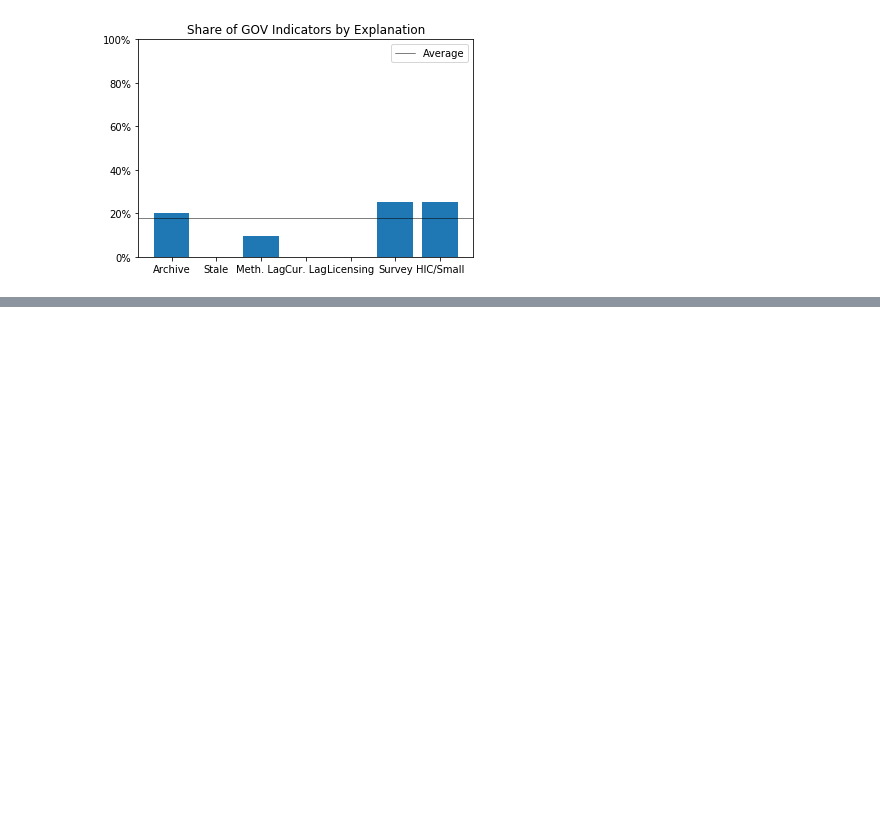
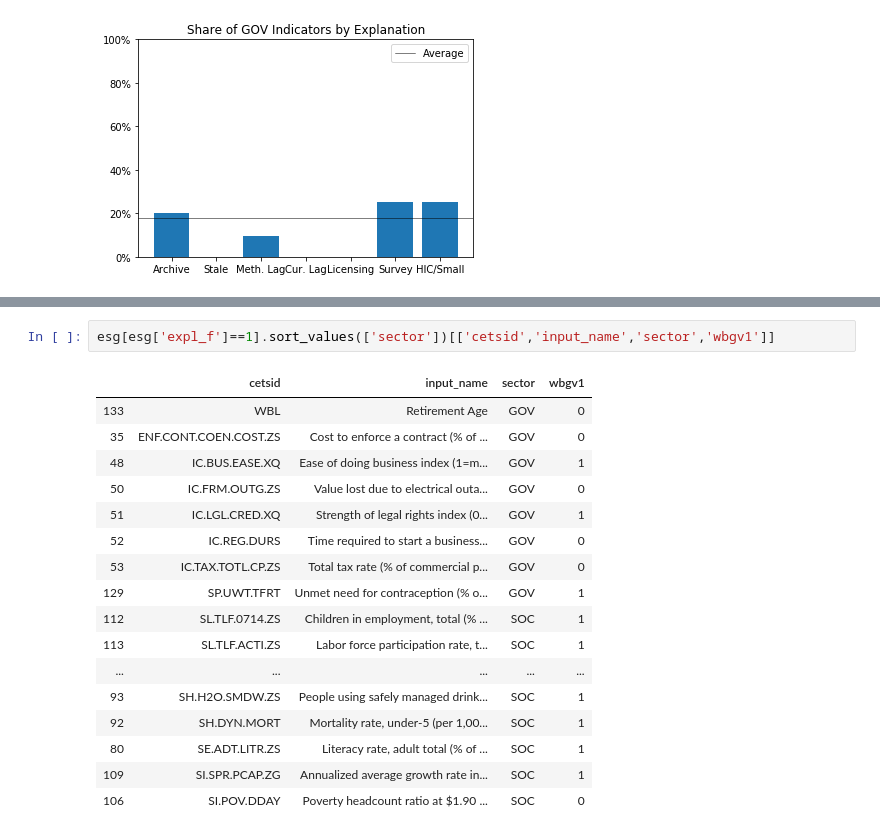
Before and after one commit to worldbank/ESG_gaps_research, a Jupyter notebook: python/summary-analysis.ipynb, the cells around one changed output, grey strips where cells are left out. Drawn from its saved outputs; the diff is of its cells as text; blank space fills up the shorter version.

```diff
--- a/python/summary-analysis.ipynb
+++ b/python/summary-analysis.ipynb
@@ -202,0 +297,20 @@ for c in esg2.index:
+# %%
+esg[esg['expl_f']==1].sort_values(['sector'])[['cetsid','input_name','sector','wbgv1']]
+# %% [output]
+|  | cetsid | input_name | sector | wbgv1 |
+| 133 | WBL | Retirement Age | GOV | 0 |
+| 35 | ENF.CONT.COEN.COST.ZS | Cost to enforce a contract (% of ... | GOV | 0 |
+| 48 | IC.BUS.EASE.XQ | Ease of doing business index (1=m... | GOV | 1 |
+| 50 | IC.FRM.OUTG.ZS | Value lost due to electrical outa... | GOV | 0 |
+| 51 | IC.LGL.CRED.XQ | Strength of legal rights index (0... | GOV | 1 |
+| 52 | IC.REG.DURS | Time required to start a business... | GOV | 0 |
+| 53 | IC.TAX.TOTL.CP.ZS | Total tax rate (% of commercial p... | GOV | 0 |
+| 129 | SP.UWT.TFRT | Unmet need for contraception (% o... | GOV | 1 |
+| 112 | SL.TLF.0714.ZS | Children in employment, total (% ... | SOC | 1 |
+| 113 | SL.TLF.ACTI.ZS | Labor force participation rate, t... | SOC | 1 |
+| ... | ... | ... | ... | ... |
+| 93 | SH.H2O.SMDW.ZS | People using safely managed drink... | SOC | 1 |
+| 92 | SH.DYN.MORT | Mortality rate, under-5 (per 1,00... | SOC | 1 |
+| 80 | SE.ADT.LITR.ZS | Literacy rate, adult total (% of ... | SOC | 1 |
+| 109 | SI.SPR.PCAP.ZG | Annualized average growth rate in... | SOC | 1 |
+| 106 | SI.POV.DDAY | Poverty headcount ratio at $1.90 ... | SOC | 0 |
```
Also changed, not shown: parts of 9 cells of this notebook.
